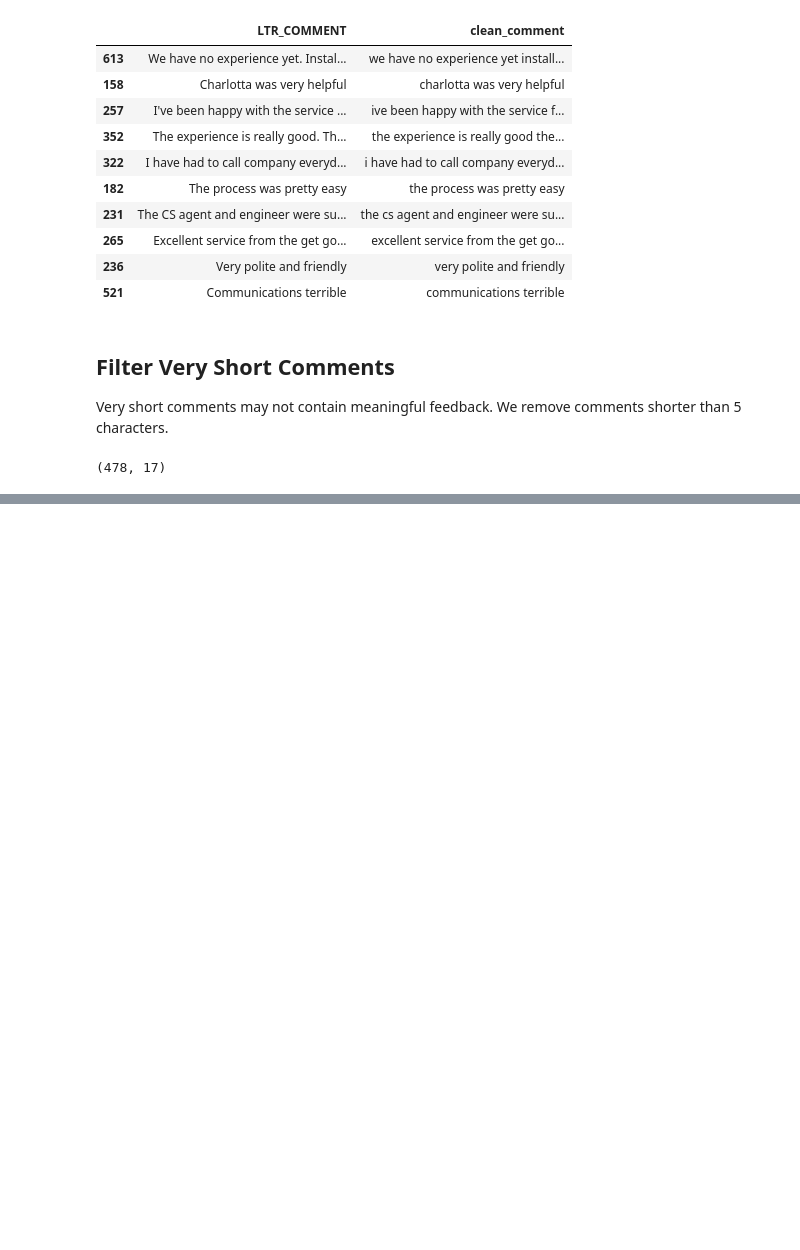
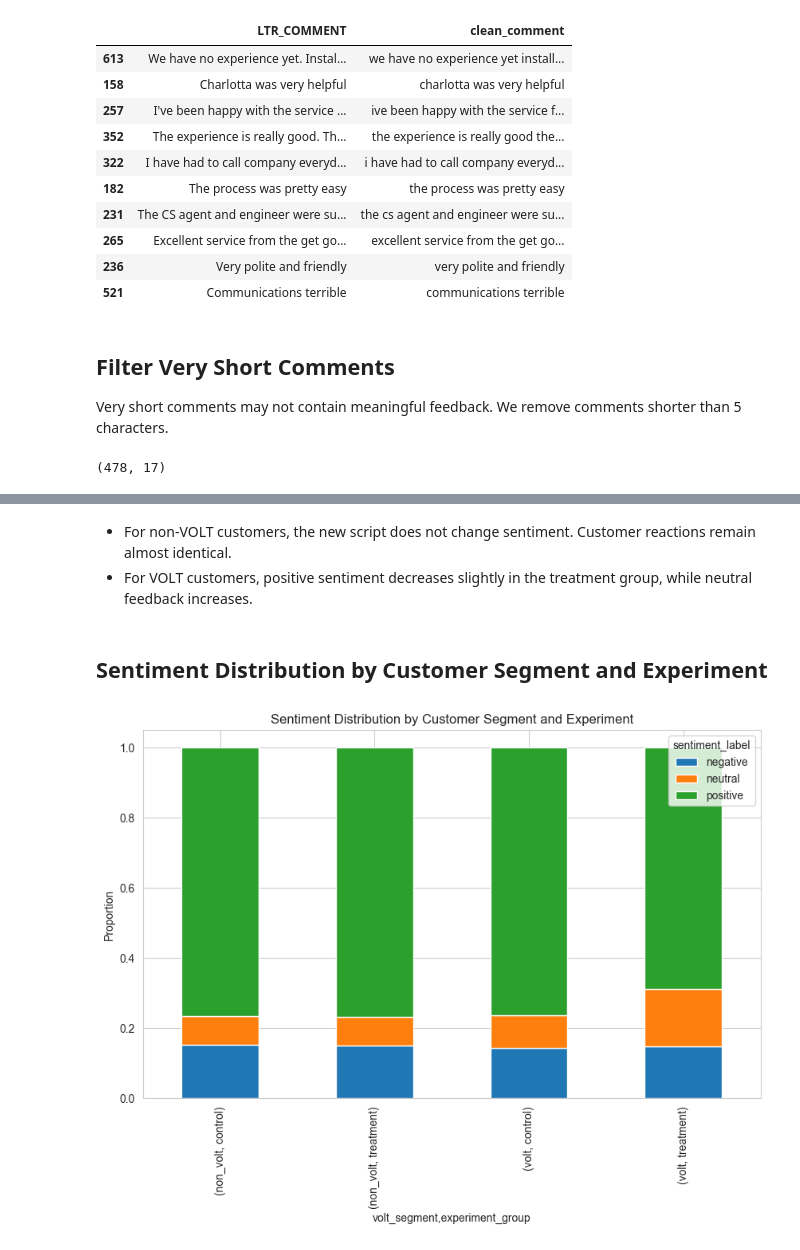
Before and after one commit to Jishma1995/customer-script-impact-intelligence, a Jupyter notebook: notebooks/03_text_analysis.ipynb, the cells around one changed output, grey strips where cells are left out. Drawn from its saved outputs; the diff is of its cells as text; code cells hidden in the pictures; blank space fills up the shorter version.

```diff
--- a/notebooks/03_text_analysis.ipynb
+++ b/notebooks/03_text_analysis.ipynb
@@ -146,0 +268,4 @@ comments_df.shape
+# %%
+comments_df["volt_segment"] = comments_df["VOLT_FLAG"].apply(
+    lambda x: "volt" if x == "yes" else "non_volt"
+)
@@ -146,0 +293,28 @@ comments_df.shape
+# %% [markdown]
+- For non-VOLT customers, the new script does not change sentiment.
+Customer reactions remain almost identical.
+- For VOLT customers, positive sentiment decreases slightly in the
+treatment group, while neutral feedback increases.
+# %% [markdown]
+## Sentiment Distribution by Customer Segment and Experiment
+# %%
+segment_sentiment = pd.crosstab(
+    [comments_df["volt_segment"], comments_df["experiment_group"]],
+    comments_df["sentiment_label"],
+    normalize="index"
+)
+
+segment_sentiment.plot(
+    kind="bar",
+    stacked=True,
+    figsize=(10,6)
+)
+
+plt.title("Sentiment Distribution by Customer Segment and Experiment")
+plt.ylabel("Proportion")
+
+plt.savefig("../outputs/figures/sentiment_by_segment.png", dpi=300)
+
+plt.show()
+# %% [output]
+[figure, added]
```
Also changed, not shown: parts of 36 cells of this notebook, 5 other files.
